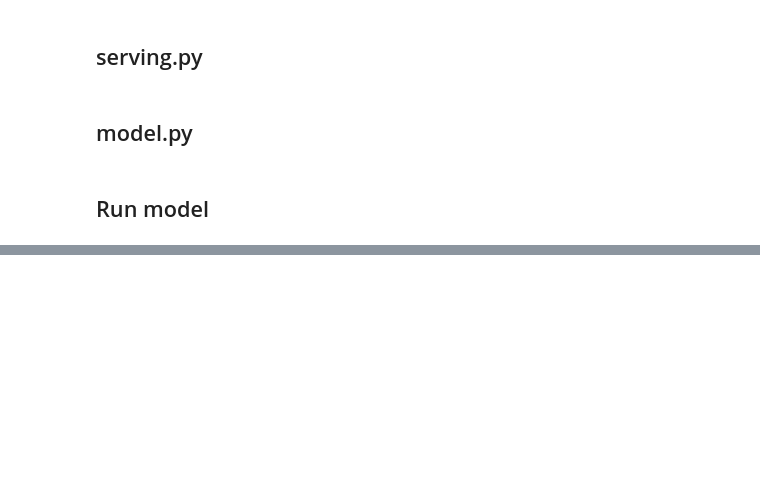
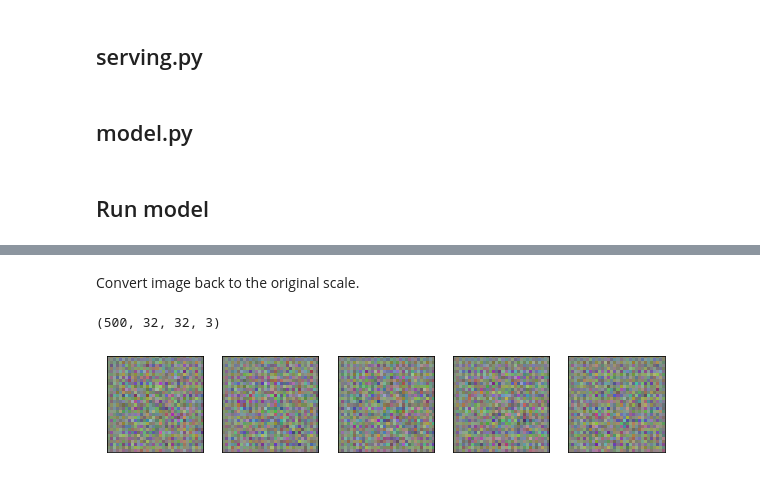
Before and after one commit to ryangillard/artificial_intelligence, a Jupyter notebook: machine_learning/gan/wgan/tf_wgan/tf_wgan_local.ipynb, the cells around one changed output, grey strips where cells are left out. Drawn from its saved outputs; the diff is of its cells as text; code cells hidden in the pictures; blank space fills up the shorter version.

```diff
--- a/machine_learning/gan/wgan/tf_wgan/tf_wgan_local.ipynb
+++ b/machine_learning/gan/wgan/tf_wgan/tf_wgan_local.ipynb
@@ -849,0 +895,9 @@ INFO:tensorflow:Done running local_init_op.
+# %%
+predict_fn = tf.contrib.predictor.from_saved_model(
+    "trained_model/export/exporter/1590989985"
+)
+predictions = predict_fn(
+    {
+        "Z": np.random.normal(size=(500, 512))
+    }
+)
@@ -849,0 +909,25 @@ INFO:tensorflow:Done running local_init_op.
+# %% [markdown]
+Convert image back to the original scale.
+# %%
+generated_images = np.clip(
+    a=((predictions["generated_images"] + 1.0) * (255. / 2)).astype(np.int32),
+    a_min=0,
+    a_max=255
+)
+# %%
+print(generated_images.shape)
+# %% [output]
+(500, 32, 32, 3)
+# %%
+import matplotlib.pyplot as plt
+
+plt.figure(figsize=(10, 10))
+for i in range(5):
+    plt.subplot(1, 5, i + 1)
+    plt.xticks([])
+    plt.yticks([])
+    plt.grid(False)
+    plt.imshow(generated_images[i], cmap=plt.cm.binary)
+plt.show()
+# %% [output]
+[figure, added]
```
Also changed, not shown: parts of 15 cells of this notebook, 4 other files.
